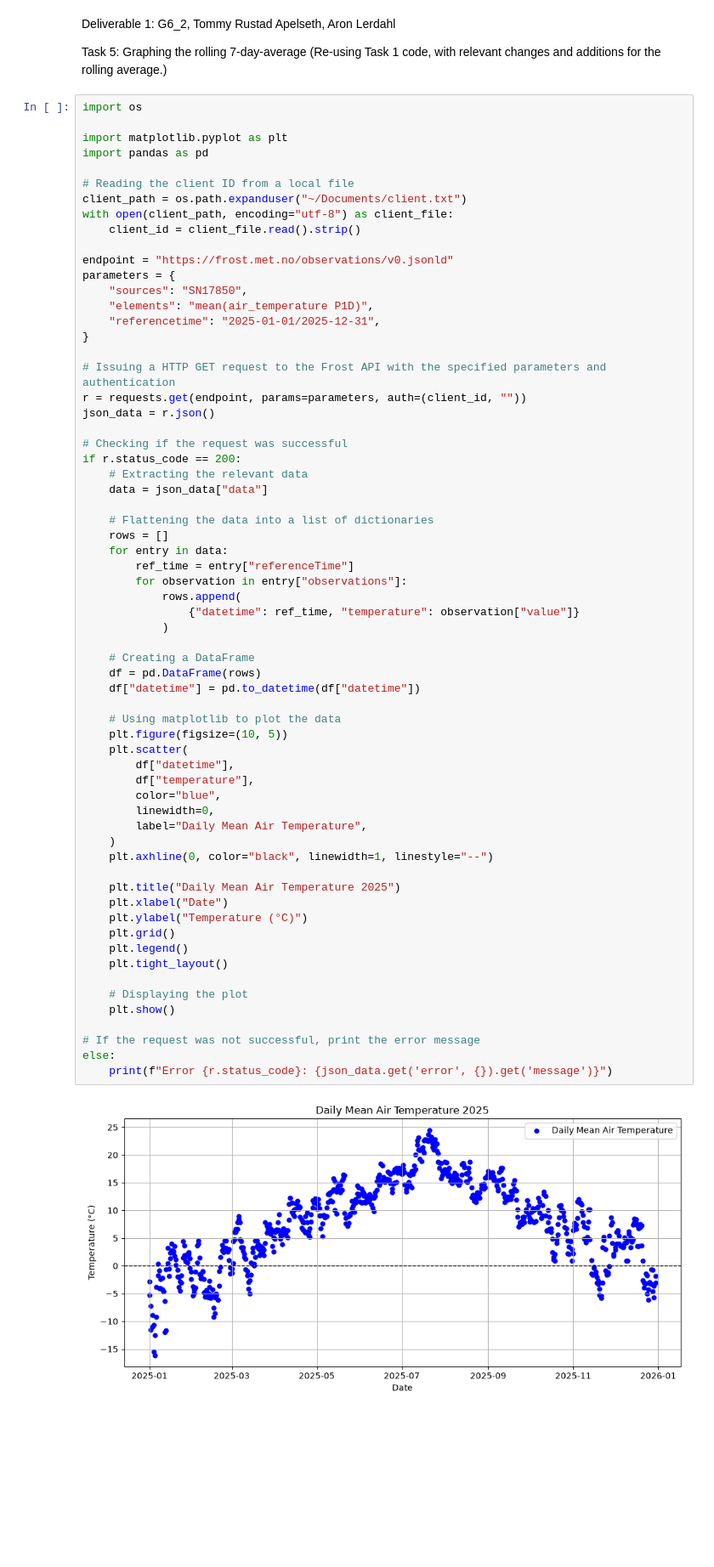
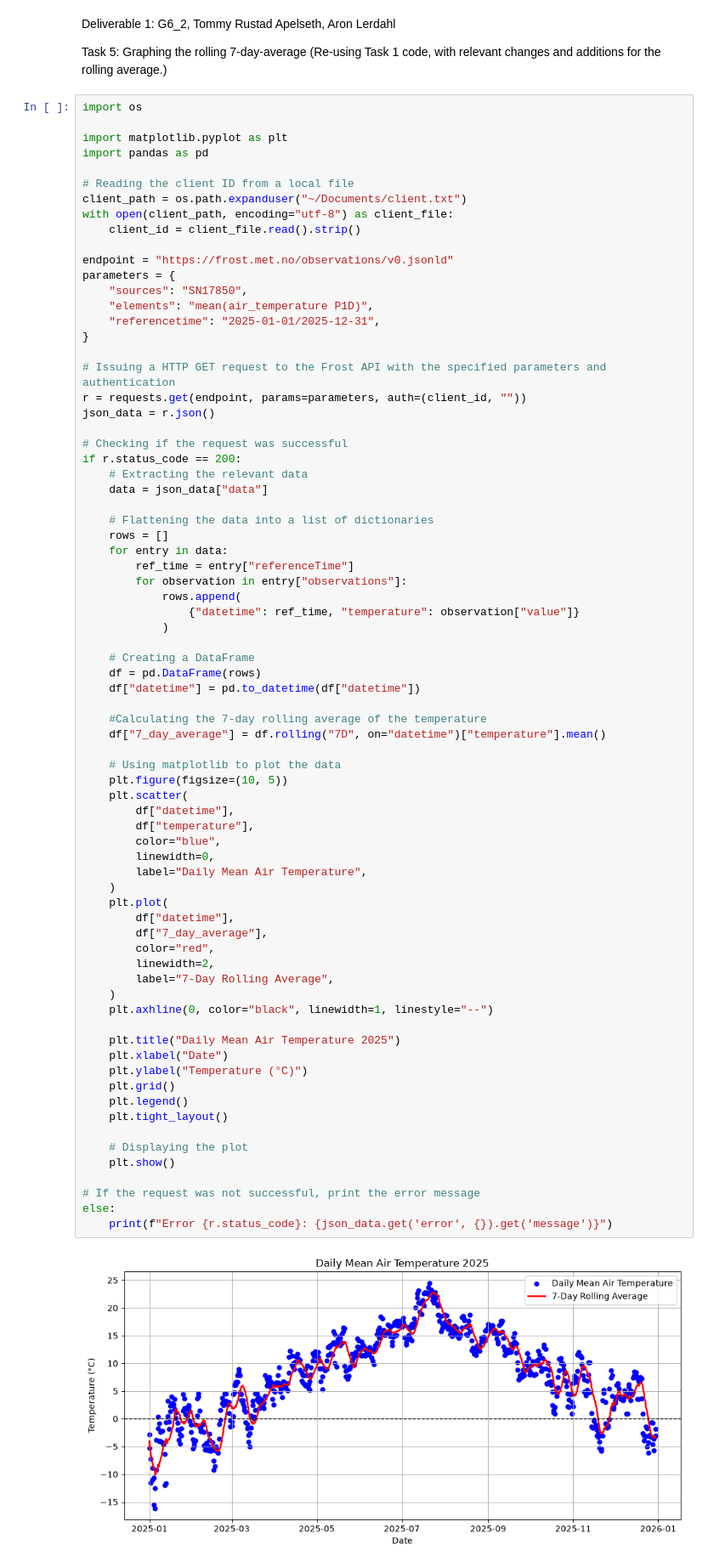
Before and after one commit to tommyra06/INF201-Deliverables, a Jupyter notebook: Week_42/Week_42_Task4-5.ipynb, the cells around one changed output. Shown at 85% size. Saved outputs shown, nothing was run; the diff lists cells and outputs as text; blank space fills up the shorter version.

```diff
--- a/Week_42/Week_42_Task4-5.ipynb
+++ b/Week_42/Week_42_Task4-5.ipynb
@@ -124,31 +124,41 @@ if r.status_code == 200:
 
     # Creating a DataFrame
     df = pd.DataFrame(rows)
     df["datetime"] = pd.to_datetime(df["datetime"])
 
+    #Calculating the 7-day rolling average of the temperature
+    df["7_day_average"] = df.rolling("7D", on="datetime")["temperature"].mean()
+
     # Using matplotlib to plot the data
     plt.figure(figsize=(10, 5))
     plt.scatter(
         df["datetime"],
         df["temperature"],
         color="blue",
         linewidth=0,
         label="Daily Mean Air Temperature",
+    )
+    plt.plot(
+        df["datetime"],
+        df["7_day_average"],
+        color="red",
+        linewidth=2,
+        label="7-Day Rolling Average",
     )
     plt.axhline(0, color="black", linewidth=1, linestyle="--")
 
     plt.title("Daily Mean Air Temperature 2025")
     plt.xlabel("Date")
     plt.ylabel("Temperature (°C)")
     plt.grid()
     plt.legend()
     plt.tight_layout()
 
     # Displaying the plot
     plt.show()
 
 # If the request was not successful, print the error message
 else:
     print(f"Error {r.status_code}: {json_data.get('error', {}).get('message')}")
 # %% [output]
-[figure, old version]
+[figure, new version]
```
